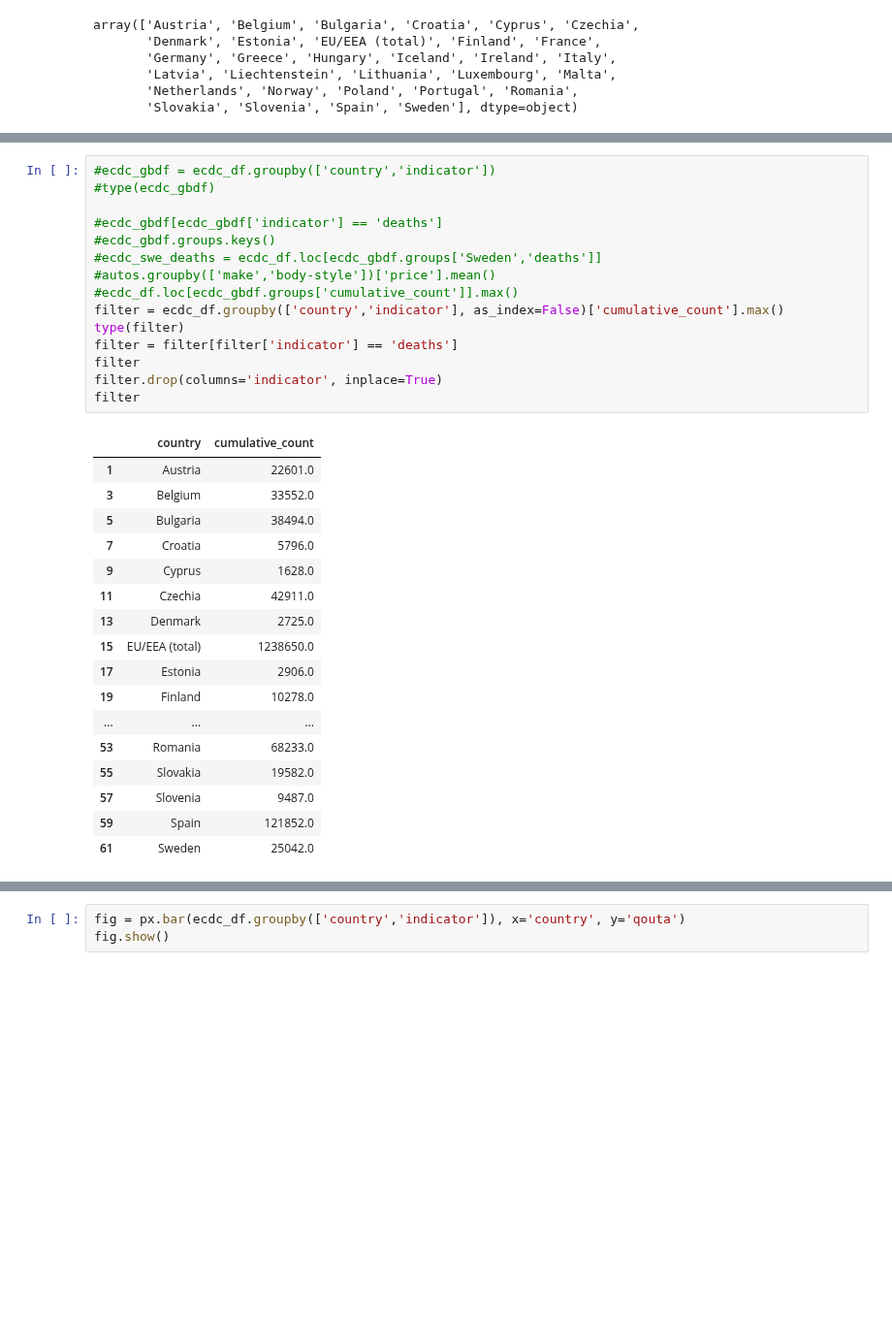
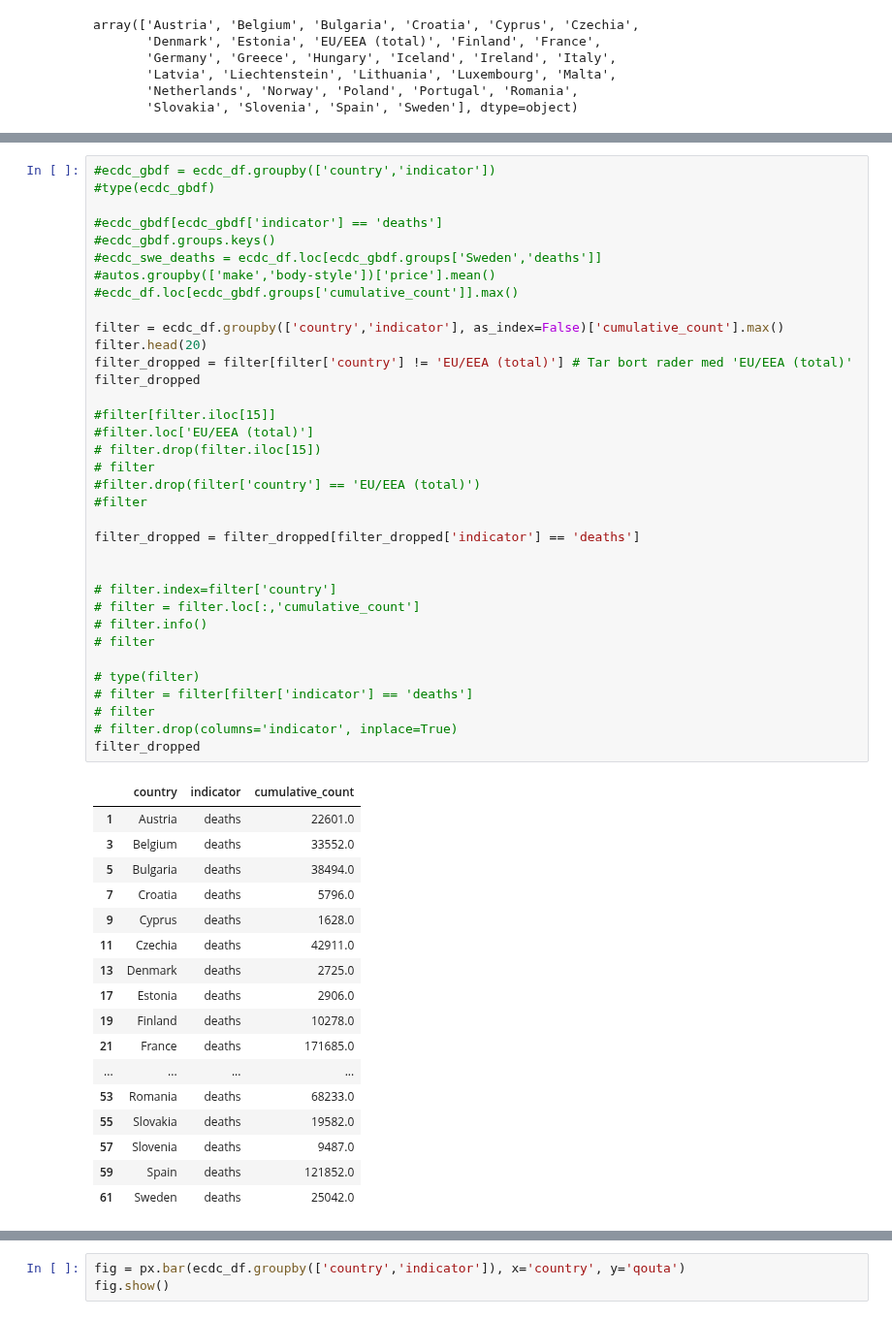
Before and after one commit to dancla240/Databehandling_Daniel_Claesson, a Jupyter notebook: Lab1/Lab1_Daniel_Claesson.ipynb, the cells around one changed output, grey strips where cells are left out. Shown at 97% size. Cells and saved outputs as stored; diff of their text form; blank space fills up the shorter version.

```diff
--- a/Lab1/Lab1_Daniel_Claesson.ipynb
+++ b/Lab1/Lab1_Daniel_Claesson.ipynb
@@ -763,33 +768,53 @@ ecdc_df['qouta'] = ecdc_df['cumulative_count'] / ecdc_df['population']
 # %%
 #ecdc_gbdf = ecdc_df.groupby(['country','indicator'])
 #type(ecdc_gbdf)
 
 #ecdc_gbdf[ecdc_gbdf['indicator'] == 'deaths']
 #ecdc_gbdf.groups.keys()
 #ecdc_swe_deaths = ecdc_df.loc[ecdc_gbdf.groups['Sweden','deaths']]
 #autos.groupby(['make','body-style'])['price'].mean()
 #ecdc_df.loc[ecdc_gbdf.groups['cumulative_count']].max()
+
 filter = ecdc_df.groupby(['country','indicator'], as_index=False)['cumulative_count'].max()
-type(filter)
-filter = filter[filter['indicator'] == 'deaths']
-filter
-filter.drop(columns='indicator', inplace=True)
-filter
+filter.head(20)
+filter_dropped = filter[filter['country'] != 'EU/EEA (total)'] # Tar bort rader med 'EU/EEA (total)'
+filter_dropped
+
+#filter[filter.iloc[15]]
+#filter.loc['EU/EEA (total)']
+# filter.drop(filter.iloc[15])
+# filter
+#filter.drop(filter['country'] == 'EU/EEA (total)')
+#filter
+
+filter_dropped = filter_dropped[filter_dropped['indicator'] == 'deaths']
+
+
+# filter.index=filter['country']
+# filter = filter.loc[:,'cumulative_count']
+# filter.info()
+# filter
+
+# type(filter)
+# filter = filter[filter['indicator'] == 'deaths']
+# filter
+# filter.drop(columns='indicator', inplace=True)
+filter_dropped
 # %% [output]
-|  | country | cumulative_count |
-| 1 | Austria | 22601.0 |
-| 3 | Belgium | 33552.0 |
-| 5 | Bulgaria | 38494.0 |
-| 7 | Croatia | 5796.0 |
-| 9 | Cyprus | 1628.0 |
-| 11 | Czechia | 42911.0 |
-| 13 | Denmark | 2725.0 |
-| 15 | EU/EEA (total) | 1238650.0 |
-| 17 | Estonia | 2906.0 |
-| 19 | Finland | 10278.0 |
-| ... | ... | ... |
-| 53 | Romania | 68233.0 |
-| 55 | Slovakia | 19582.0 |
-| 57 | Slovenia | 9487.0 |
-| 59 | Spain | 121852.0 |
-| 61 | Sweden | 25042.0 |
+|  | country | indicator | cumulative_count |
+| 1 | Austria | deaths | 22601.0 |
+| 3 | Belgium | deaths | 33552.0 |
+| 5 | Bulgaria | deaths | 38494.0 |
+| 7 | Croatia | deaths | 5796.0 |
+| 9 | Cyprus | deaths | 1628.0 |
+| 11 | Czechia | deaths | 42911.0 |
+| 13 | Denmark | deaths | 2725.0 |
+| 17 | Estonia | deaths | 2906.0 |
+| 19 | Finland | deaths | 10278.0 |
+| 21 | France | deaths | 171685.0 |
+| ... | ... | ... | ... |
+| 53 | Romania | deaths | 68233.0 |
+| 55 | Slovakia | deaths | 19582.0 |
+| 57 | Slovenia | deaths | 9487.0 |
+| 59 | Spain | deaths | 121852.0 |
+| 61 | Sweden | deaths | 25042.0 |
```
Also changed, not shown: parts of 10 cells of this notebook.
